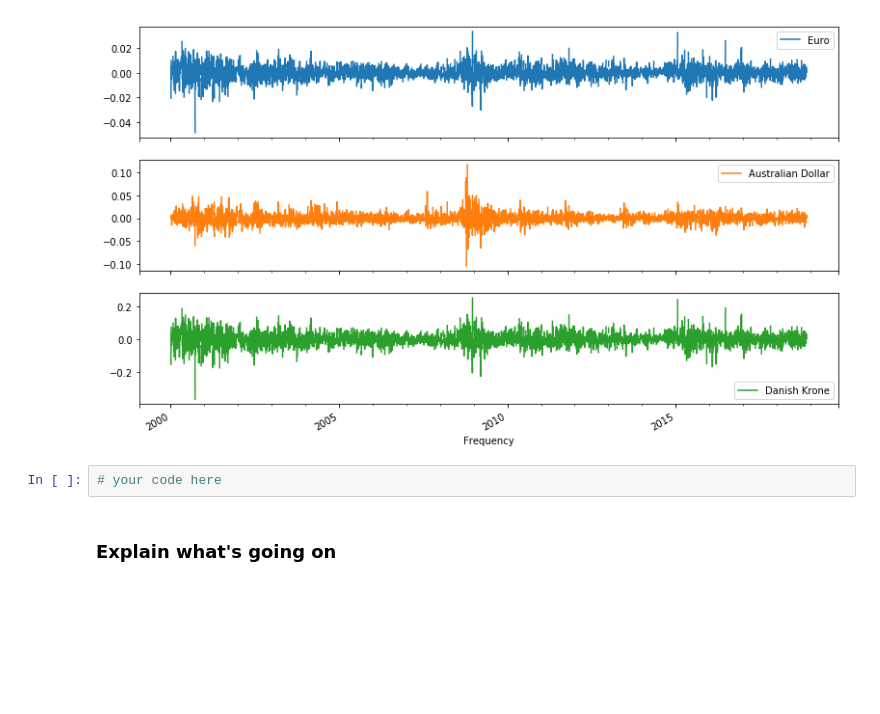
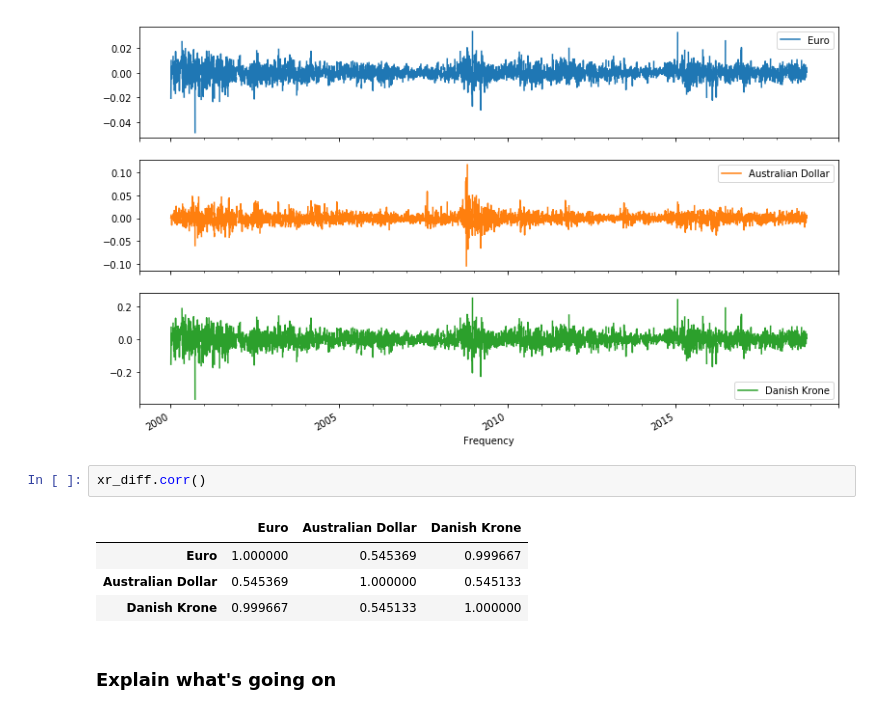
Before and after one commit to williammcmillan/dsc-corr-autocorr-in-time-series-lab-houston-ds-060319, a Jupyter notebook: index.ipynb, the cells around one changed output. Saved outputs shown, nothing was run; the diff lists cells and outputs as text; blank space fills up the shorter version.

```diff
--- a/index.ipynb
+++ b/index.ipynb
@@ -53,8 +53,13 @@ xr_diff = xr.diff(periods=1)
 xr_diff.plot(figsize = (13,8), subplots=True, legend=True);
 # %% [output]
 [figure]
-# %%
-# your code here
+# %%
+xr_diff.corr()
+# %% [output]
+|  | Euro | Australian Dollar | Danish Krone |
+| Euro | 1.000000 | 0.545369 | 0.999667 |
+| Australian Dollar | 0.545369 | 1.000000 | 0.545133 |
+| Danish Krone | 0.999667 | 0.545133 | 1.000000 |
 # %% [markdown]
 ### Explain what's going on
 # %% [markdown]
```
